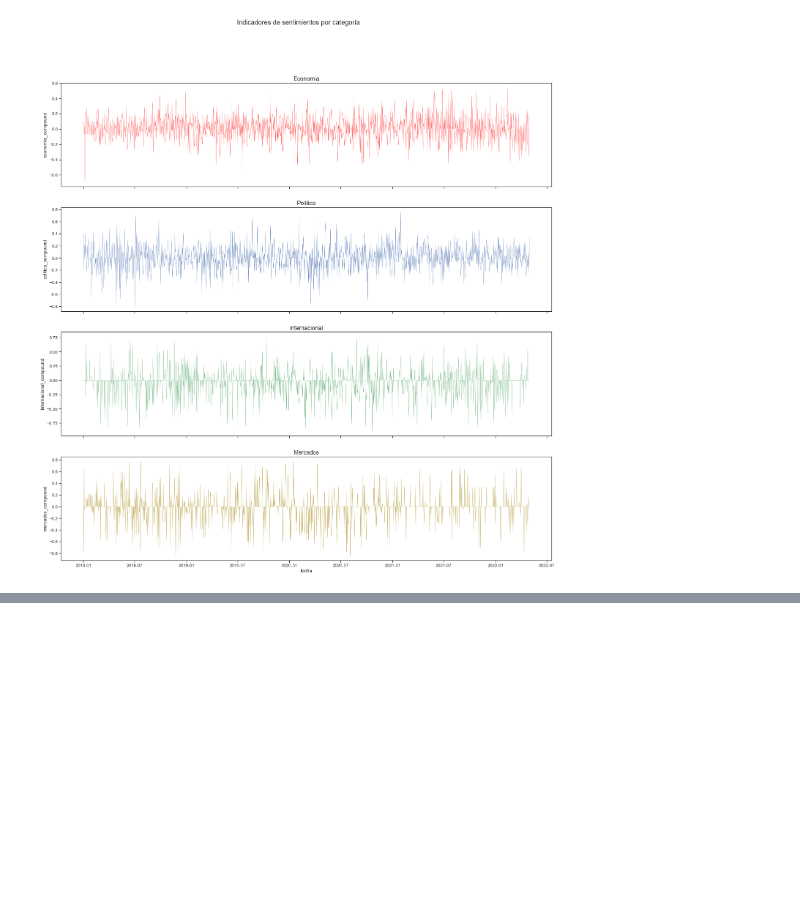
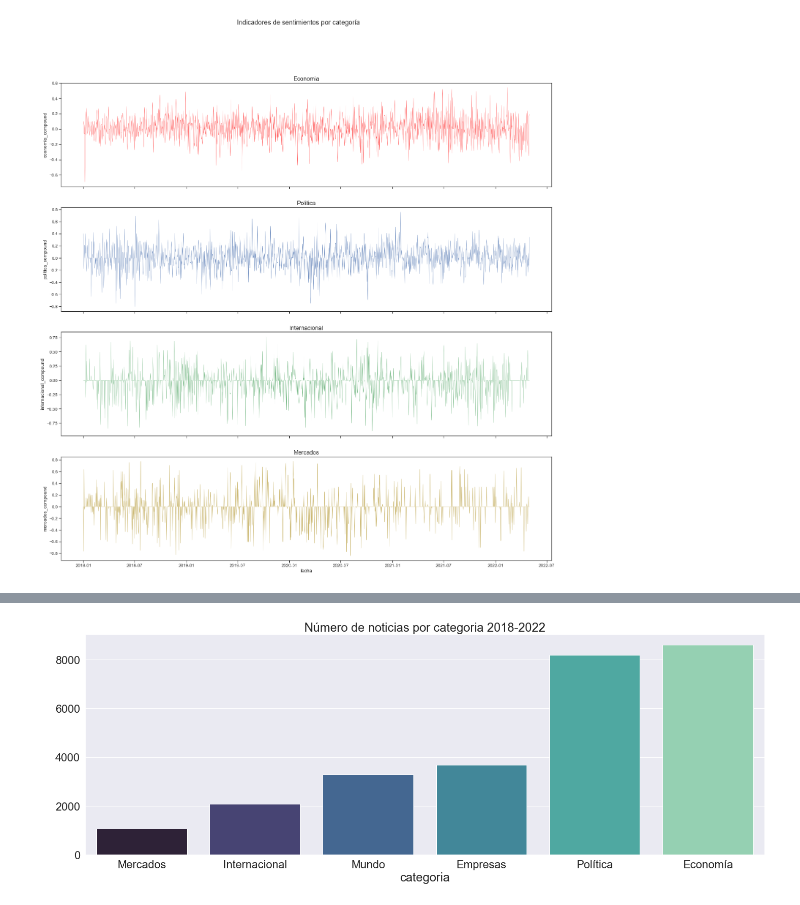
Before and after one commit to jesoto/Sentiment_and_news-Peru, a Jupyter notebook: thesis/plots.ipynb, the cells around one changed output, grey strips where cells are left out. Saved outputs shown, nothing was run; the diff lists cells and outputs as text; code cells hidden in the pictures; blank space fills up the shorter version.

```diff
--- a/thesis/plots.ipynb
+++ b/thesis/plots.ipynb
@@ -350,0 +379,13 @@ Text(0.5, 1.0, 'Mercados')
+# %%
+news_by_day = df.groupby(['categoria'])['fecha'].agg('count').reset_index().sort_values(by='fecha')
+# %%
+sns.set('notebook', style = "ticks", font_scale= 1.08)
+plt.figure(figsize=(24,8))
+sns.set(font_scale=2)
+plt.title('Número de noticias por categoria 2018-2022')
+sns.barplot(data=news_by_day, x='categoria',y='fecha', palette='mako')
+plt.ylabel(" ")
+
+plt.savefig("../Plots/count_noticias.jpg")
+# %% [output]
+[figure, added]
```
Also changed, not shown: parts of 6 cells of this notebook.
